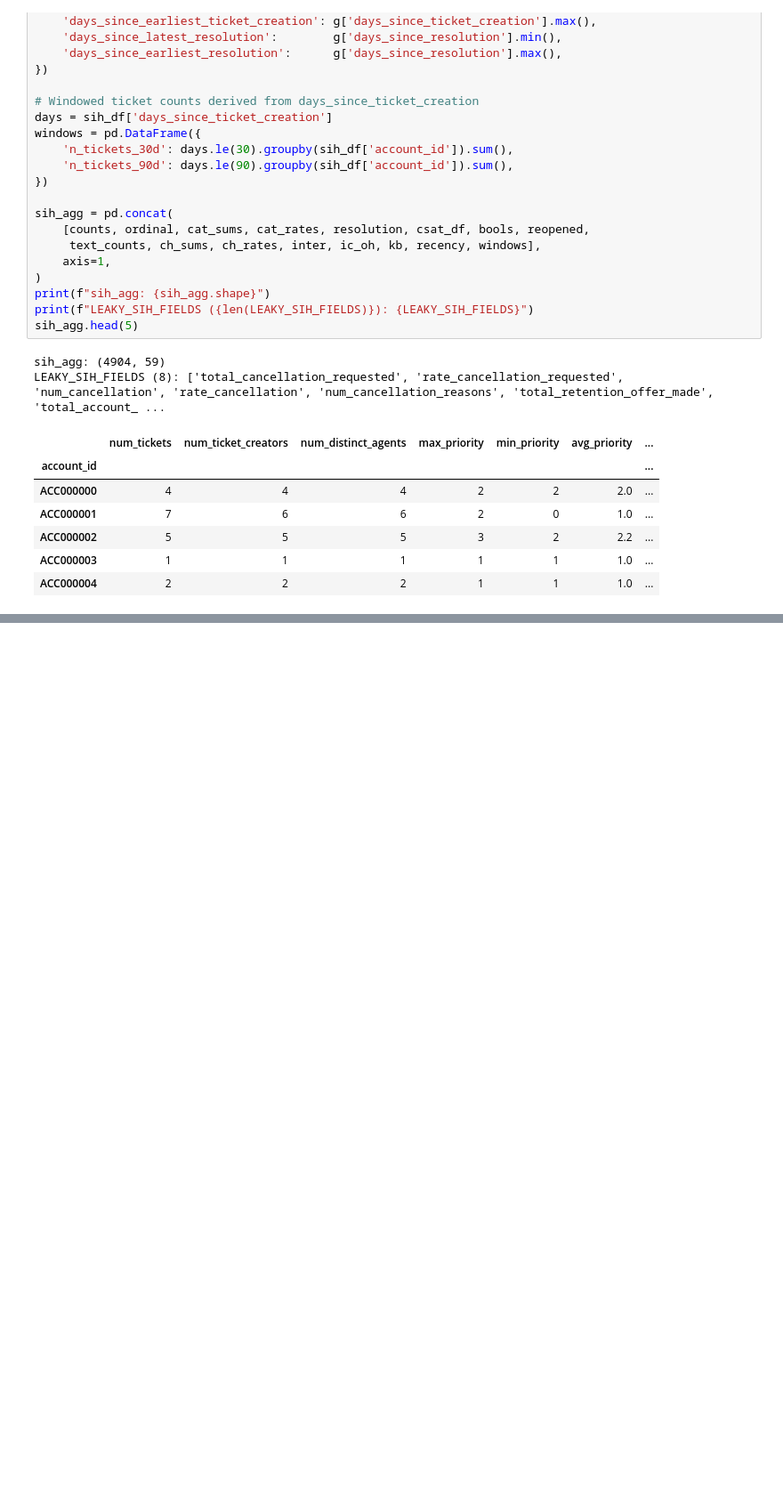
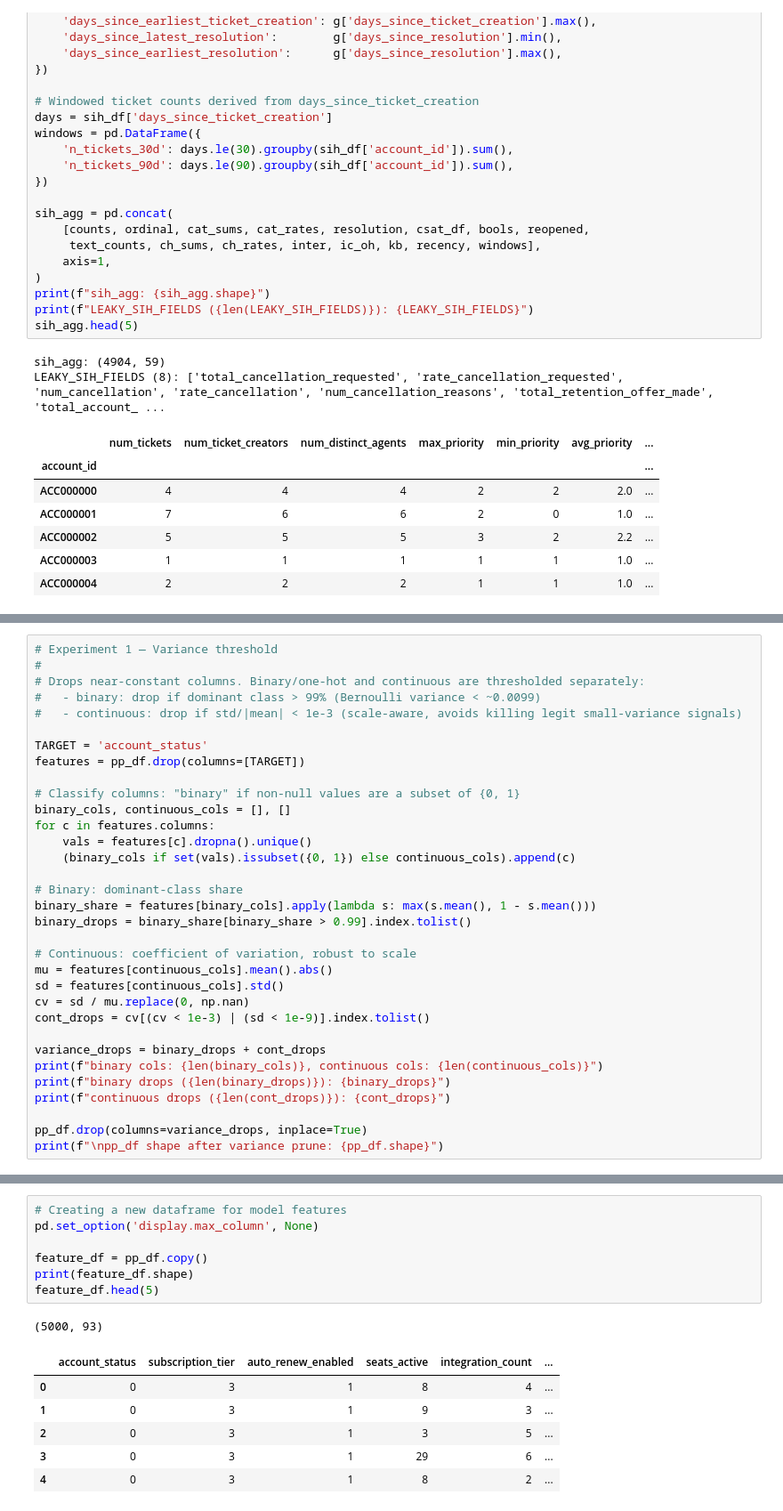
Before and after one commit to vidyut-veedgav/chainguard-analytics, a Jupyter notebook: notebooks/eda.ipynb, the cells around one changed output, grey strips where cells are left out. Shown at 89% size. Saved outputs shown, nothing was run; the diff lists cells and outputs as text; blank space fills up the shorter version.

```diff
--- a/notebooks/eda.ipynb
+++ b/notebooks/eda.ipynb
@@ -1222,0 +1246,33 @@ Report ../data/profiles/pp_report.html was generated.
+# %%
+# Experiment 1 — Variance threshold
+#
+# Drops near-constant columns. Binary/one-hot and continuous are thresholded separately:
+#   - binary: drop if dominant class > 99% (Bernoulli variance < ~0.0099)
+#   - continuous: drop if std/|mean| < 1e-3 (scale-aware, avoids killing legit small-variance signals)
+
+TARGET = 'account_status'
+features = pp_df.drop(columns=[TARGET])
+
+# Classify columns: "binary" if non-null values are a subset of {0, 1}
+binary_cols, continuous_cols = [], []
+for c in features.columns:
+    vals = features[c].dropna().unique()
+    (binary_cols if set(vals).issubset({0, 1}) else continuous_cols).append(c)
+
+# Binary: dominant-class share
+binary_share = features[binary_cols].apply(lambda s: max(s.mean(), 1 - s.mean()))
+binary_drops = binary_share[binary_share > 0.99].index.tolist()
+
+# Continuous: coefficient of variation, robust to scale
+mu = features[continuous_cols].mean().abs()
+sd = features[continuous_cols].std()
+cv = sd / mu.replace(0, np.nan)
+cont_drops = cv[(cv < 1e-3) | (sd < 1e-9)].index.tolist()
+
+variance_drops = binary_drops + cont_drops
+print(f"binary cols: {len(binary_cols)}, continuous cols: {len(continuous_cols)}")
+print(f"binary drops ({len(binary_drops)}): {binary_drops}")
+print(f"continuous drops ({len(cont_drops)}): {cont_drops}")
+
+pp_df.drop(columns=variance_drops, inplace=True)
+print(f"\npp_df shape after variance prune: {pp_df.shape}")
@@ -1222,0 +1599,15 @@ Report ../data/profiles/pp_report.html was generated.
+# %%
+# Creating a new dataframe for model features
+pd.set_option('display.max_column', None)
+
+feature_df = pp_df.copy()
+print(feature_df.shape)
+feature_df.head(5)
+# %% [output]
+(5000, 93)
+|  | account_status | subscription_tier | auto_renew_enabled | seats_active | integration_count | ... |
+| 0 | 0 | 3 | 1 | 8 | 4 | ... |
+| 1 | 0 | 3 | 1 | 9 | 3 | ... |
+| 2 | 0 | 3 | 1 | 3 | 5 | ... |
+| 3 | 0 | 3 | 1 | 29 | 6 | ... |
+| 4 | 0 | 3 | 1 | 8 | 2 | ... |
```
Also changed, not shown: parts of 18 cells of this notebook, 3 other files.
